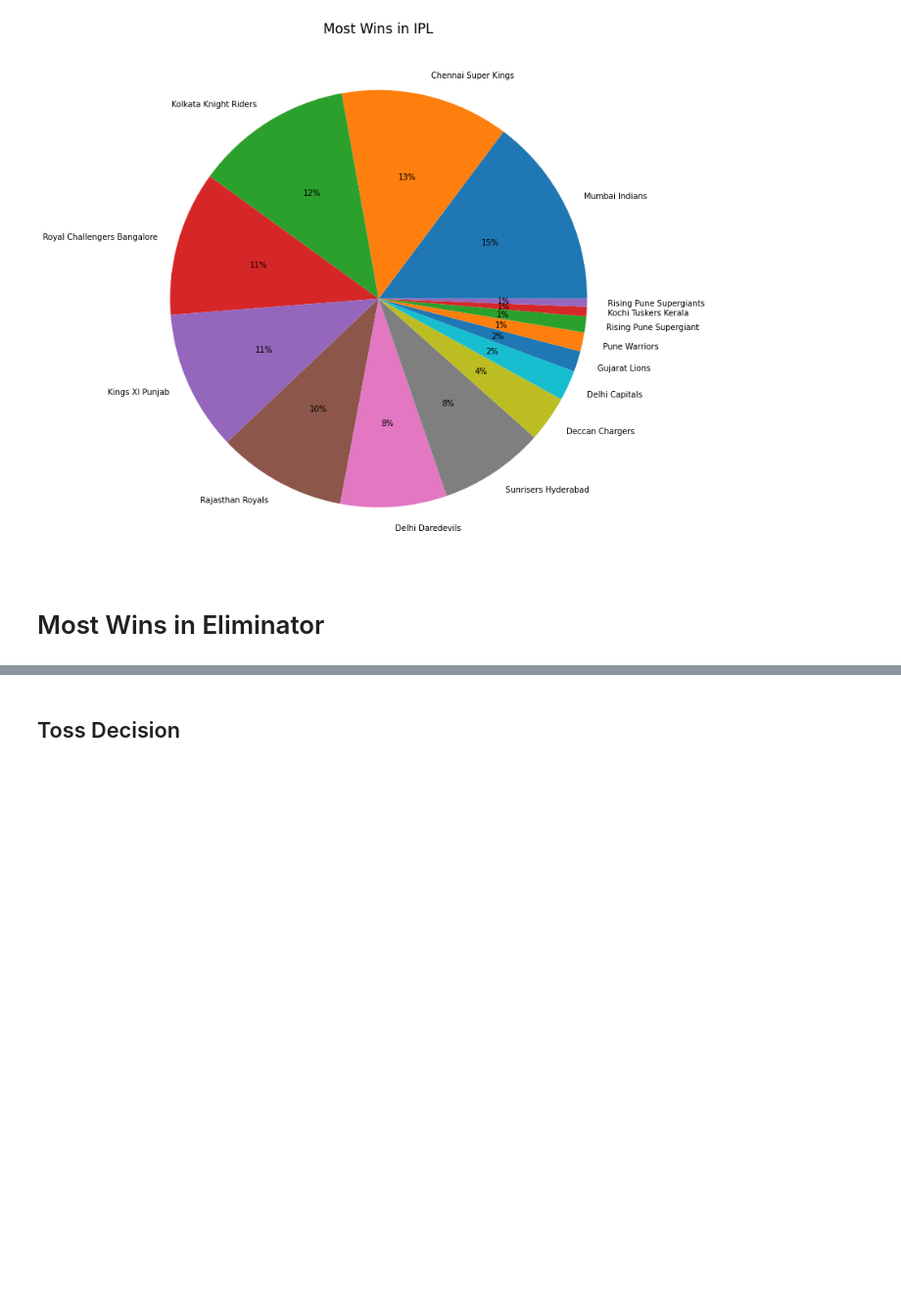
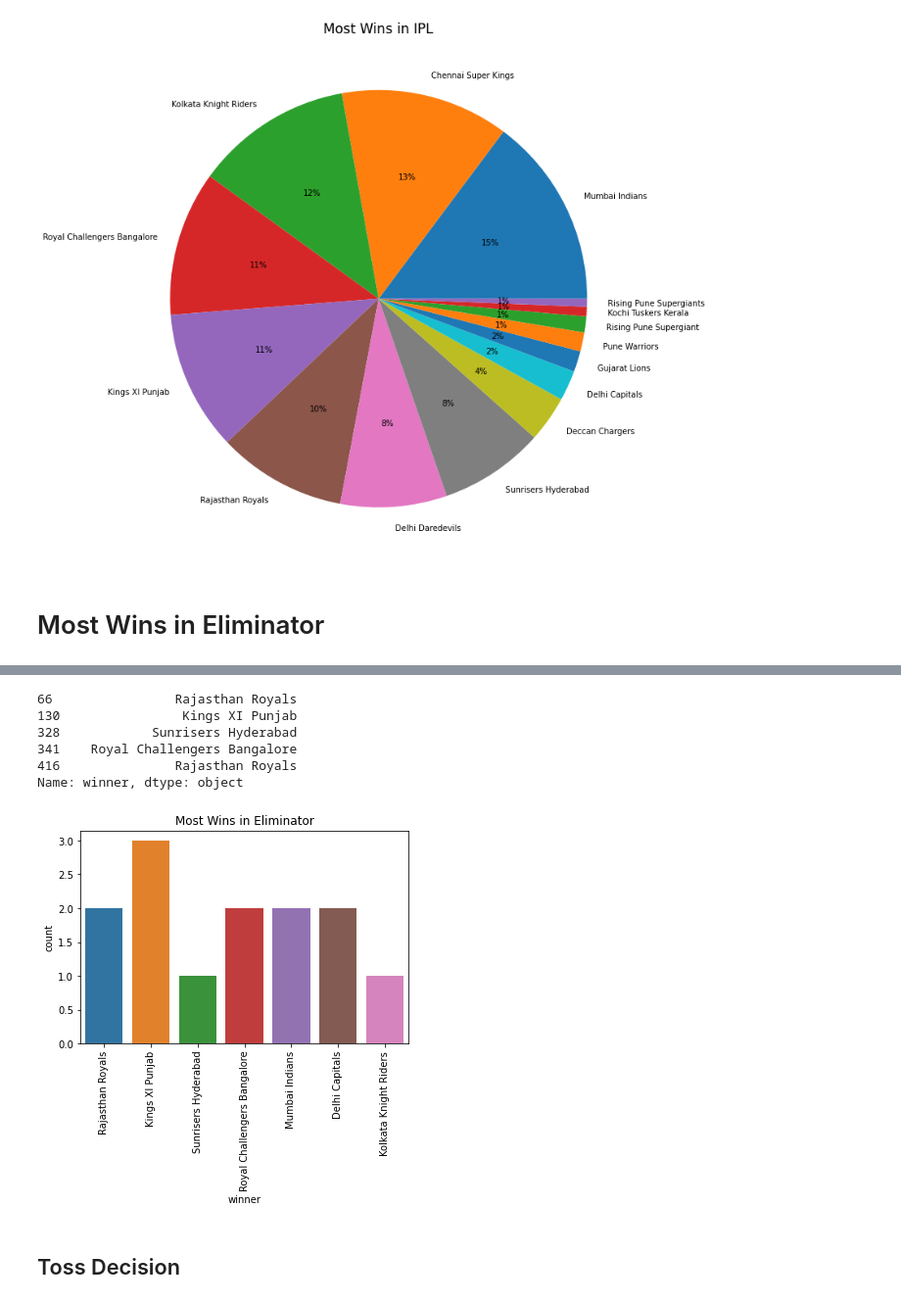
Before and after one commit to nachikethmurthy/Edureka-Webinars, a Jupyter notebook: IPL Data Analysis using Python.ipynb, the cells around one changed output, grey strips where cells are left out. Shown: that part at 98% size. Drawn from its saved outputs; the diff is of its cells as text; code cells hidden in the pictures; blank space fills up the shorter version.

```diff
--- a/IPL Data Analysis using Python.ipynb
+++ b/IPL Data Analysis using Python.ipynb
@@ -132,7 +190,19 @@ plt.show()
+# %%
+df["winner"][df['eliminator'] == "Y"].head()
+# %% [output]
+66                Rajasthan Royals
+130                Kings XI Punjab
+328            Sunrisers Hyderabad
+341    Royal Challengers Bangalore
+416               Rajasthan Royals
+Name: winner, dtype: object
 # %%
 sns.countplot(x =df["winner"][df['eliminator'] == "Y"],data = df)
 plt.title("Most Wins in Eliminator")
+plt.xticks(rotation=90)
 plt.show()
+# %% [output]
+[figure, added]
 # %% [markdown]
 ## Toss Decision
 # %%
```
Also changed, not shown: parts of 10 cells of this notebook.
